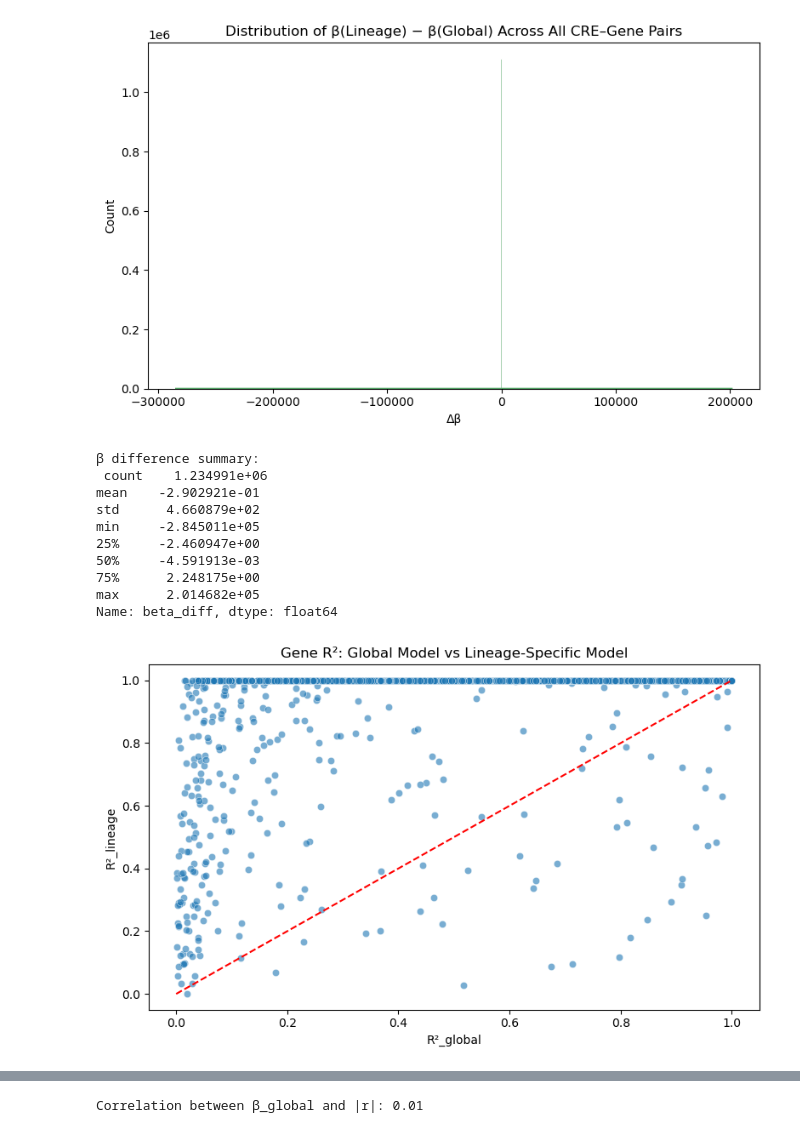
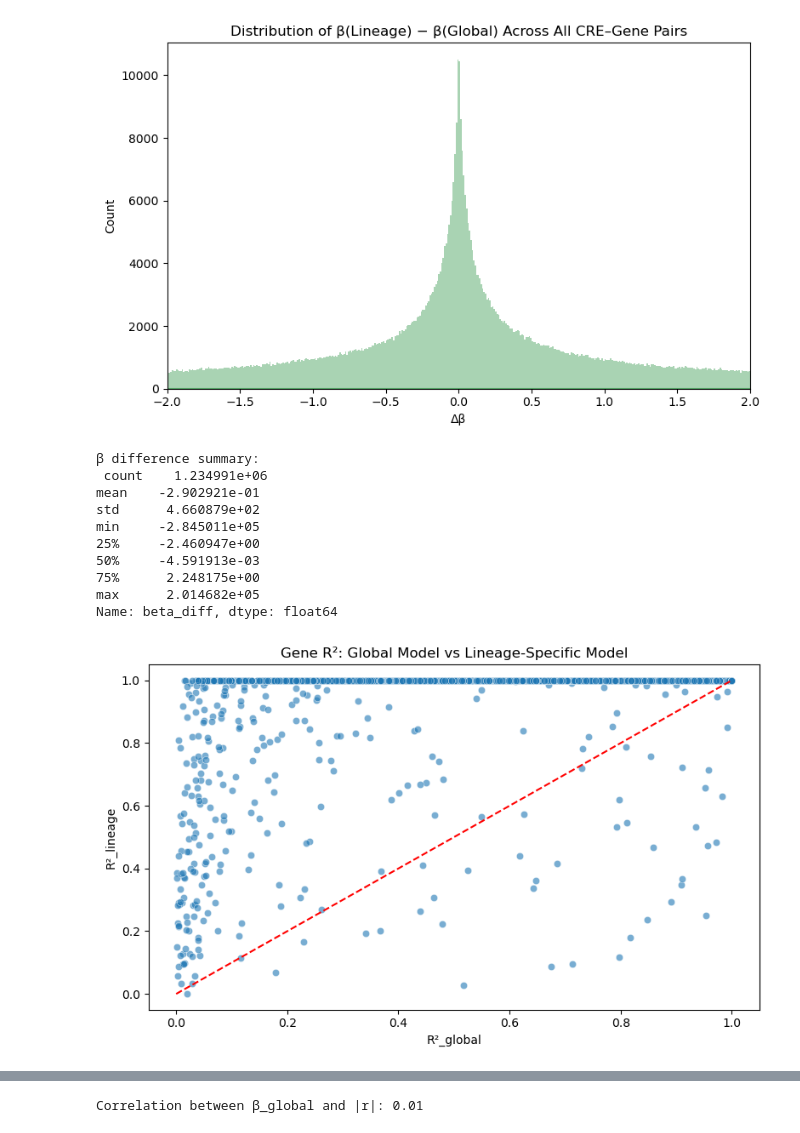
Before and after one commit to Topic2-Gene-Regulation-Immune-Cells/ILC-cells-Team4, a Jupyter notebook: 09_regression_analysis.ipynb, the cells around one changed output, grey strips where cells are left out. Saved outputs shown, nothing was run; the diff lists cells and outputs as text; code cells hidden in the pictures.

```diff
--- a/09_regression_analysis.ipynb
+++ b/09_regression_analysis.ipynb
@@ -66,27 +73,29 @@ plt.show()
 # %%
 # b) Coefficient differences (lineage vs global)
 plt.figure(figsize=(8, 5))
-sns.histplot(regdf["beta_diff"], bins=5000, kde=True, color="#55a868")
+sns.histplot(regdf["beta_diff"], kde=True, color="#55a868",
+             binrange=(-2, 2), binwidth=0.01)
+plt.xlim(-2, 2)
 plt.title("Distribution of β(Lineage) − β(Global) Across All CRE–Gene Pairs")
 plt.xlabel("Δβ")
 plt.ylabel("Count")
 plt.tight_layout()
 plt.show()
 
 print("β difference summary:\n", regdf["beta_diff"].describe())
 
 # R² Global vs Lineage Comparison
 plt.figure(figsize=(8, 5))
 r2_cmp = regdf.groupby("gene")[["R2_global","R2_lineage"]].first().reset_index()
 sns.scatterplot(x="R2_global", y="R2_lineage", data=r2_cmp, alpha=0.6)
 plt.title("Gene R²: Global Model vs Lineage-Specific Model")
 plt.xlabel("R²_global")
 plt.ylabel("R²_lineage")
 plt.plot([0,1],[0,1],'r--')
 plt.tight_layout()
 plt.show()
 # %% [output]
-[figure, old version]
+[figure, new version]
 β difference summary:
  count    1.234991e+06
 mean    -2.902921e-01
```
Also changed, not shown: parts of 11 cells of this notebook, 1 other file.
